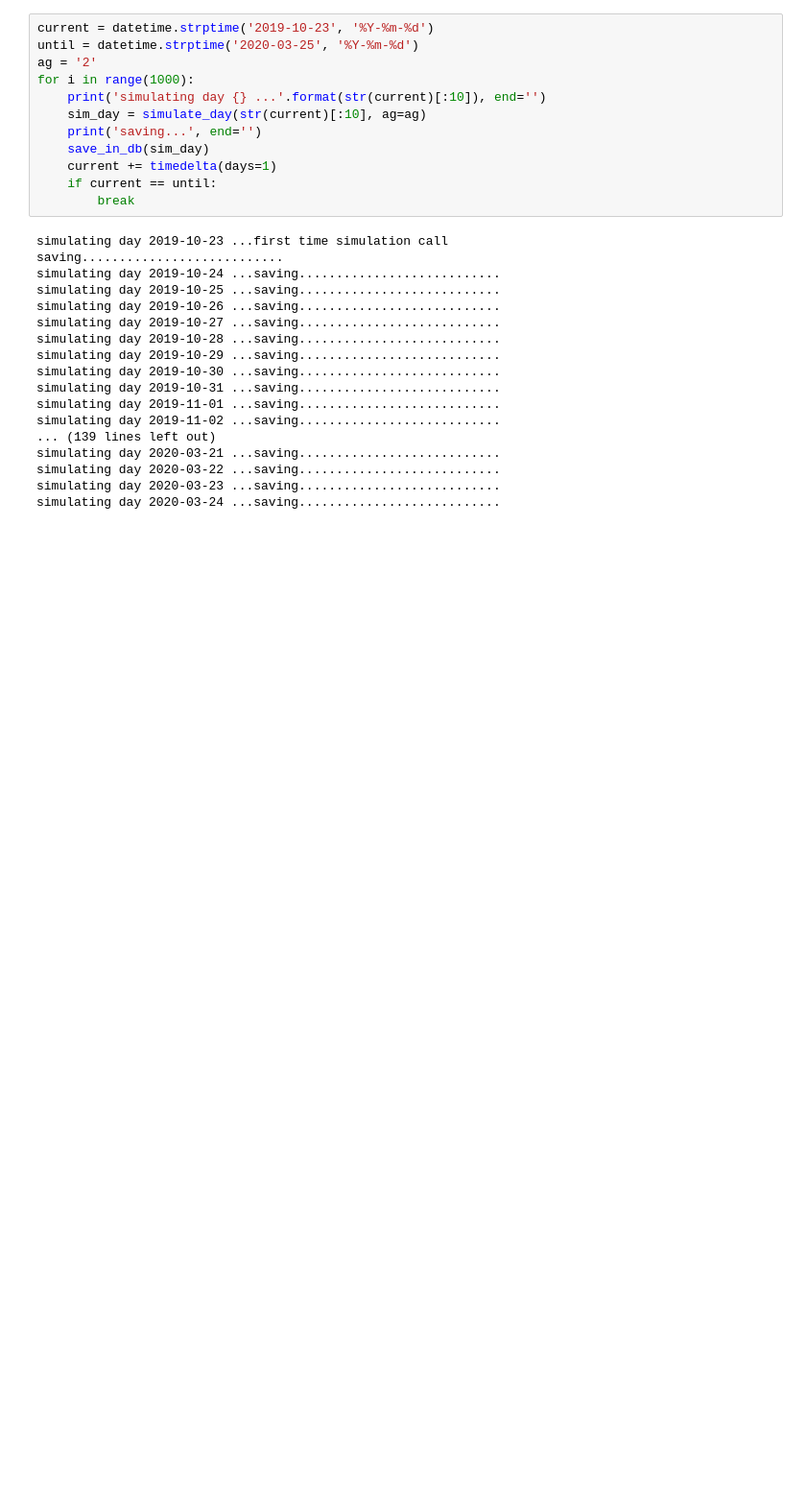
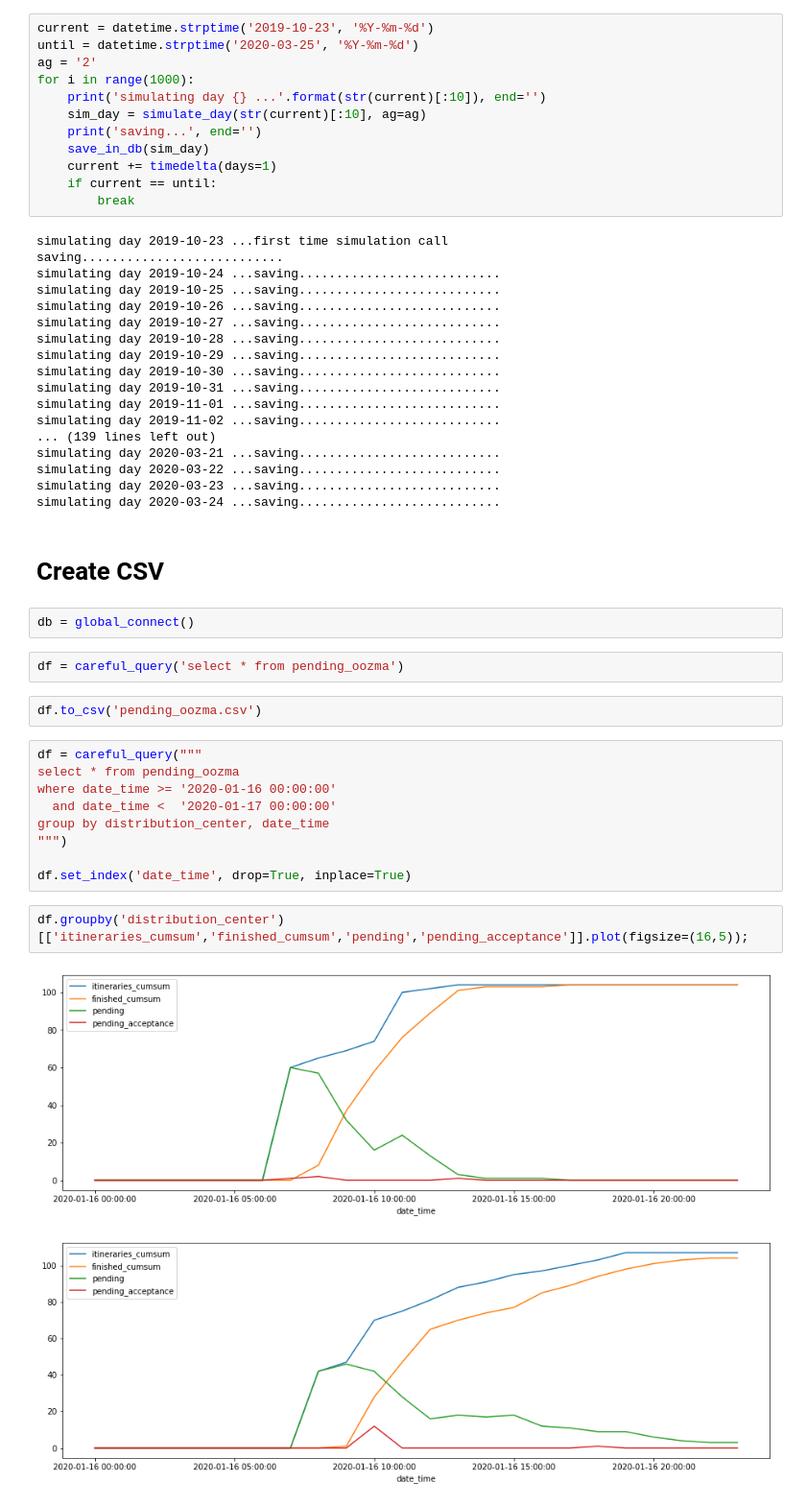
Before and after one commit to akanelson/ds4a, a Jupyter notebook: initial_exploratory_analysis/17 - create table pending_oozma.ipynb, the cells around one changed output. Shown: that part at 96% size. Cells and saved outputs as stored; diff of their text form; blank space fills up the shorter version.

```diff
--- a/initial_exploratory_analysis/17 - create table pending_oozma.ipynb
+++ b/initial_exploratory_analysis/17 - create table pending_oozma.ipynb
@@ -524,3 +524,25 @@ simulating day 2020-03-21 ...saving...........................
 simulating day 2020-03-22 ...saving...........................
 simulating day 2020-03-23 ...saving...........................
 simulating day 2020-03-24 ...saving...........................
+# %% [markdown]
+# Create CSV
+# %%
+db = global_connect()
+# %%
+df = careful_query('select * from pending_oozma')
+# %%
+df.to_csv('pending_oozma.csv')
+# %%
+df = careful_query("""
+select * from pending_oozma
+where date_time >= '2020-01-16 00:00:00'
+  and date_time <  '2020-01-17 00:00:00'
+group by distribution_center, date_time
+""")
+
+df.set_index('date_time', drop=True, inplace=True)
+# %%
+df.groupby('distribution_center')[['itineraries_cumsum','finished_cumsum','pending','pending_acceptance']].plot(figsize=(16,5));
+# %% [output]
+[figure, added]
+[figure, added]
```
Also changed, not shown: parts of 7 cells of this notebook, 6 other files.
